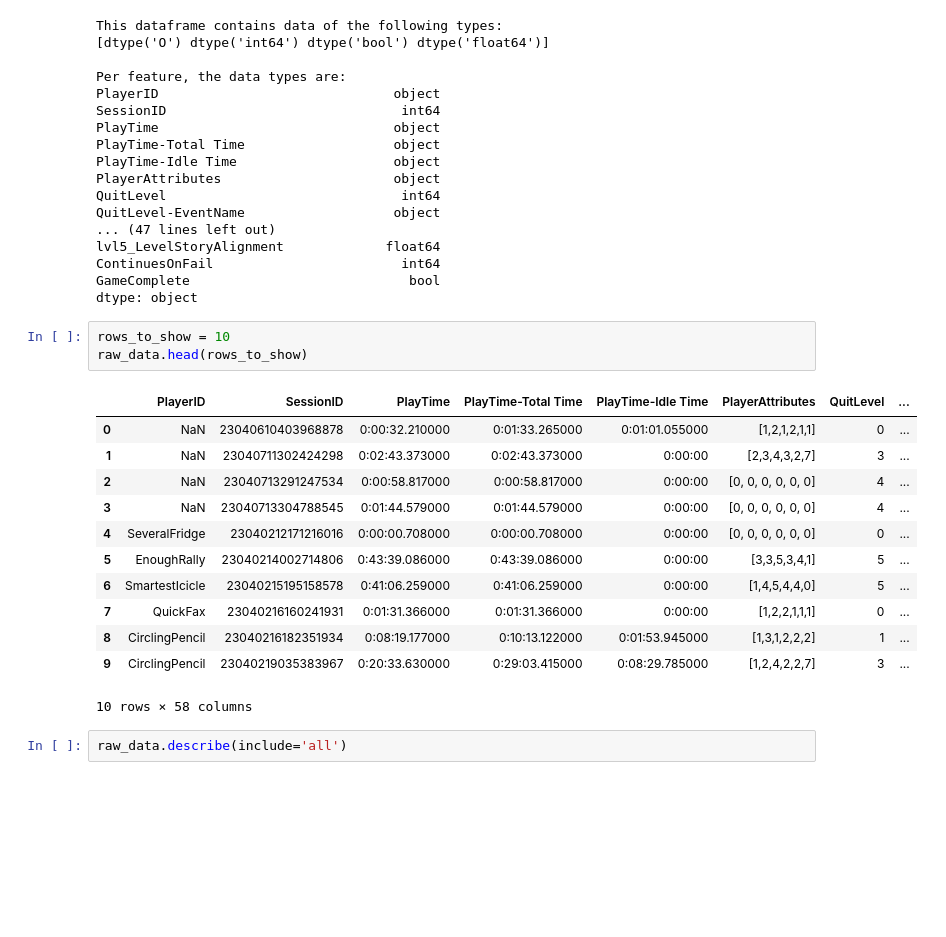
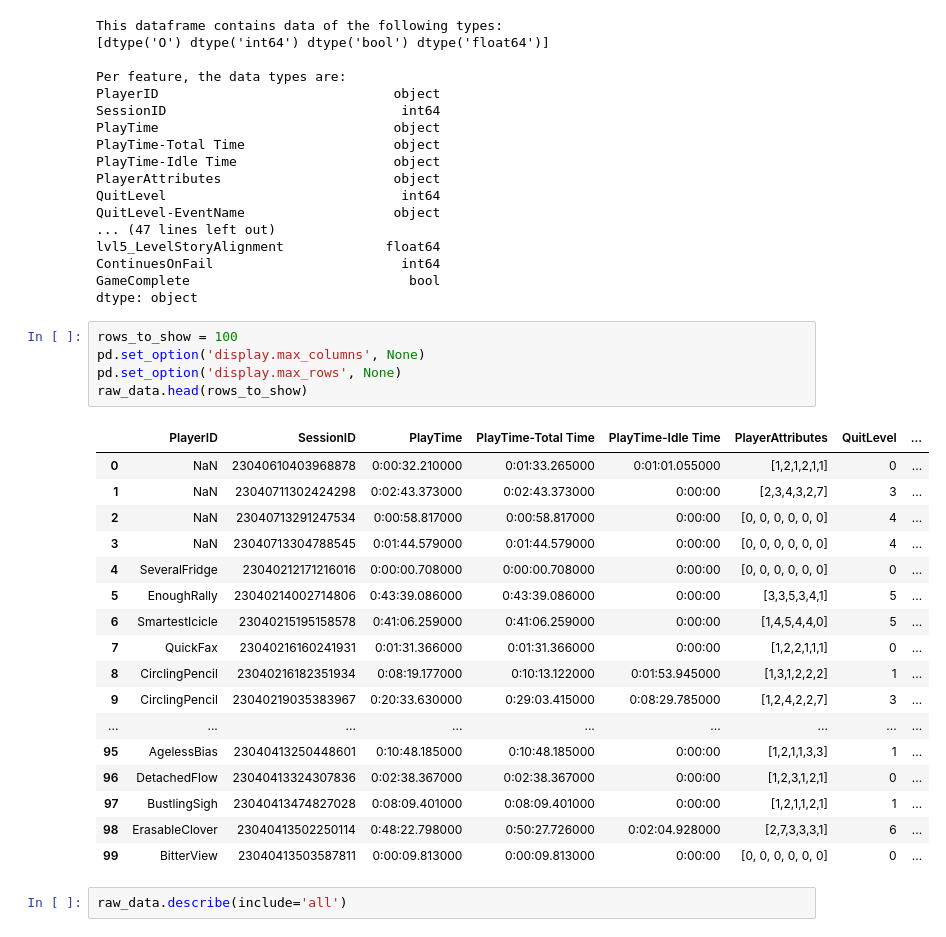
Before and after one commit to opengamedata/opengamedata-samples, a Jupyter notebook: JOURNALISM/templates/Journalism_template_session.ipynb, the cells around one changed output. Saved outputs shown, nothing was run; the diff lists cells and outputs as text; blank space fills up the shorter version.

```diff
--- a/JOURNALISM/templates/Journalism_template_session.ipynb
+++ b/JOURNALISM/templates/Journalism_template_session.ipynb
@@ -99,22 +105,29 @@ lvl5_LevelStoryAlignment             float64
 ContinuesOnFail                        int64
 GameComplete                            bool
 dtype: object
-# %%
-rows_to_show = 10
-raw_data.head(rows_to_show)
-# %% [output]
-|  | PlayerID | SessionID | PlayTime | PlayTime-Total Time | PlayTime-Idle Time | PlayerAttributes | QuitLevel | ... |
-| 0 | NaN | 23040610403968878 | 0:00:32.210000 | 0:01:33.265000 | 0:01:01.055000 | [1,2,1,2,1,1] | 0 | ... |
-| 1 | NaN | 23040711302424298 | 0:02:43.373000 | 0:02:43.373000 | 0:00:00 | [2,3,4,3,2,7] | 3 | ... |
-| 2 | NaN | 23040713291247534 | 0:00:58.817000 | 0:00:58.817000 | 0:00:00 | [0, 0, 0, 0, 0, 0] | 4 | ... |
-| 3 | NaN | 23040713304788545 | 0:01:44.579000 | 0:01:44.579000 | 0:00:00 | [0, 0, 0, 0, 0, 0] | 4 | ... |
-| 4 | SeveralFridge | 23040212171216016 | 0:00:00.708000 | 0:00:00.708000 | 0:00:00 | [0, 0, 0, 0, 0, 0] | 0 | ... |
-| 5 | EnoughRally | 23040214002714806 | 0:43:39.086000 | 0:43:39.086000 | 0:00:00 | [3,3,5,3,4,1] | 5 | ... |
-| 6 | SmartestIcicle | 23040215195158578 | 0:41:06.259000 | 0:41:06.259000 | 0:00:00 | [1,4,5,4,4,0] | 5 | ... |
-| 7 | QuickFax | 23040216160241931 | 0:01:31.366000 | 0:01:31.366000 | 0:00:00 | [1,2,2,1,1,1] | 0 | ... |
-| 8 | CirclingPencil | 23040216182351934 | 0:08:19.177000 | 0:10:13.122000 | 0:01:53.945000 | [1,3,1,2,2,2] | 1 | ... |
-| 9 | CirclingPencil | 23040219035383967 | 0:20:33.630000 | 0:29:03.415000 | 0:08:29.785000 | [1,2,4,2,2,7] | 3 | ... |
-10 rows × 58 columns
+# %%
+rows_to_show = 100
+pd.set_option('display.max_columns', None)
+pd.set_option('display.max_rows', None)
+raw_data.head(rows_to_show)
+# %% [output]
+|  | PlayerID | SessionID | PlayTime | PlayTime-Total Time | PlayTime-Idle Time | PlayerAttributes | QuitLevel | ... |
+| 0 | NaN | 23040610403968878 | 0:00:32.210000 | 0:01:33.265000 | 0:01:01.055000 | [1,2,1,2,1,1] | 0 | ... |
+| 1 | NaN | 23040711302424298 | 0:02:43.373000 | 0:02:43.373000 | 0:00:00 | [2,3,4,3,2,7] | 3 | ... |
+| 2 | NaN | 23040713291247534 | 0:00:58.817000 | 0:00:58.817000 | 0:00:00 | [0, 0, 0, 0, 0, 0] | 4 | ... |
+| 3 | NaN | 23040713304788545 | 0:01:44.579000 | 0:01:44.579000 | 0:00:00 | [0, 0, 0, 0, 0, 0] | 4 | ... |
+| 4 | SeveralFridge | 23040212171216016 | 0:00:00.708000 | 0:00:00.708000 | 0:00:00 | [0, 0, 0, 0, 0, 0] | 0 | ... |
+| 5 | EnoughRally | 23040214002714806 | 0:43:39.086000 | 0:43:39.086000 | 0:00:00 | [3,3,5,3,4,1] | 5 | ... |
+| 6 | SmartestIcicle | 23040215195158578 | 0:41:06.259000 | 0:41:06.259000 | 0:00:00 | [1,4,5,4,4,0] | 5 | ... |
+| 7 | QuickFax | 23040216160241931 | 0:01:31.366000 | 0:01:31.366000 | 0:00:00 | [1,2,2,1,1,1] | 0 | ... |
+| 8 | CirclingPencil | 23040216182351934 | 0:08:19.177000 | 0:10:13.122000 | 0:01:53.945000 | [1,3,1,2,2,2] | 1 | ... |
+| 9 | CirclingPencil | 23040219035383967 | 0:20:33.630000 | 0:29:03.415000 | 0:08:29.785000 | [1,2,4,2,2,7] | 3 | ... |
+| ... | ... | ... | ... | ... | ... | ... | ... | ... |
+| 95 | AgelessBias | 23040413250448601 | 0:10:48.185000 | 0:10:48.185000 | 0:00:00 | [1,2,1,1,3,3] | 1 | ... |
+| 96 | DetachedFlow | 23040413324307836 | 0:02:38.367000 | 0:02:38.367000 | 0:00:00 | [1,2,3,1,2,1] | 0 | ... |
+| 97 | BustlingSigh | 23040413474827028 | 0:08:09.401000 | 0:08:09.401000 | 0:00:00 | [1,2,1,1,2,1] | 1 | ... |
+| 98 | ErasableClover | 23040413502250114 | 0:48:22.798000 | 0:50:27.726000 | 0:02:04.928000 | [2,7,3,3,3,1] | 6 | ... |
+| 99 | BitterView | 23040413503587811 | 0:00:09.813000 | 0:00:09.813000 | 0:00:00 | [0, 0, 0, 0, 0, 0] | 0 | ... |
 # %%
 raw_data.describe(include='all')
 # %% [output]
```
Also changed, not shown: parts of 2 cells of this notebook, 2 other files.
